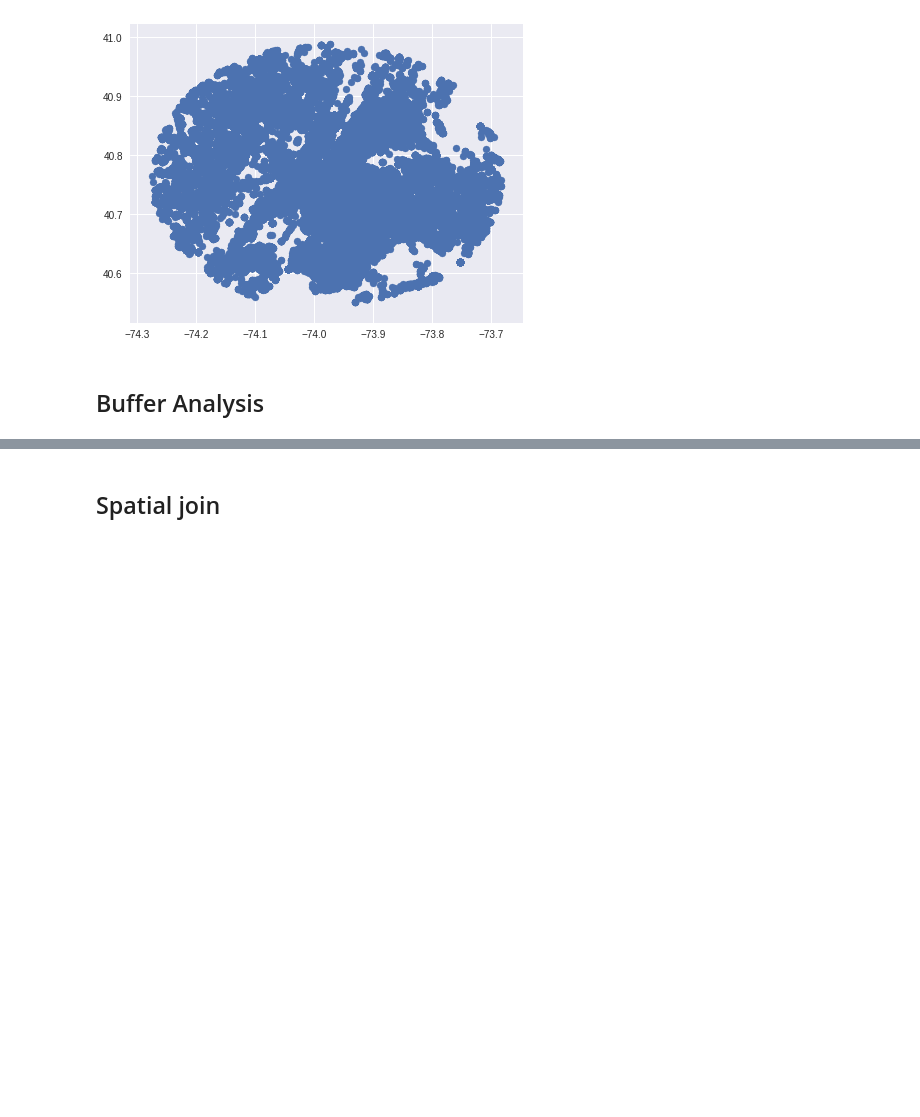
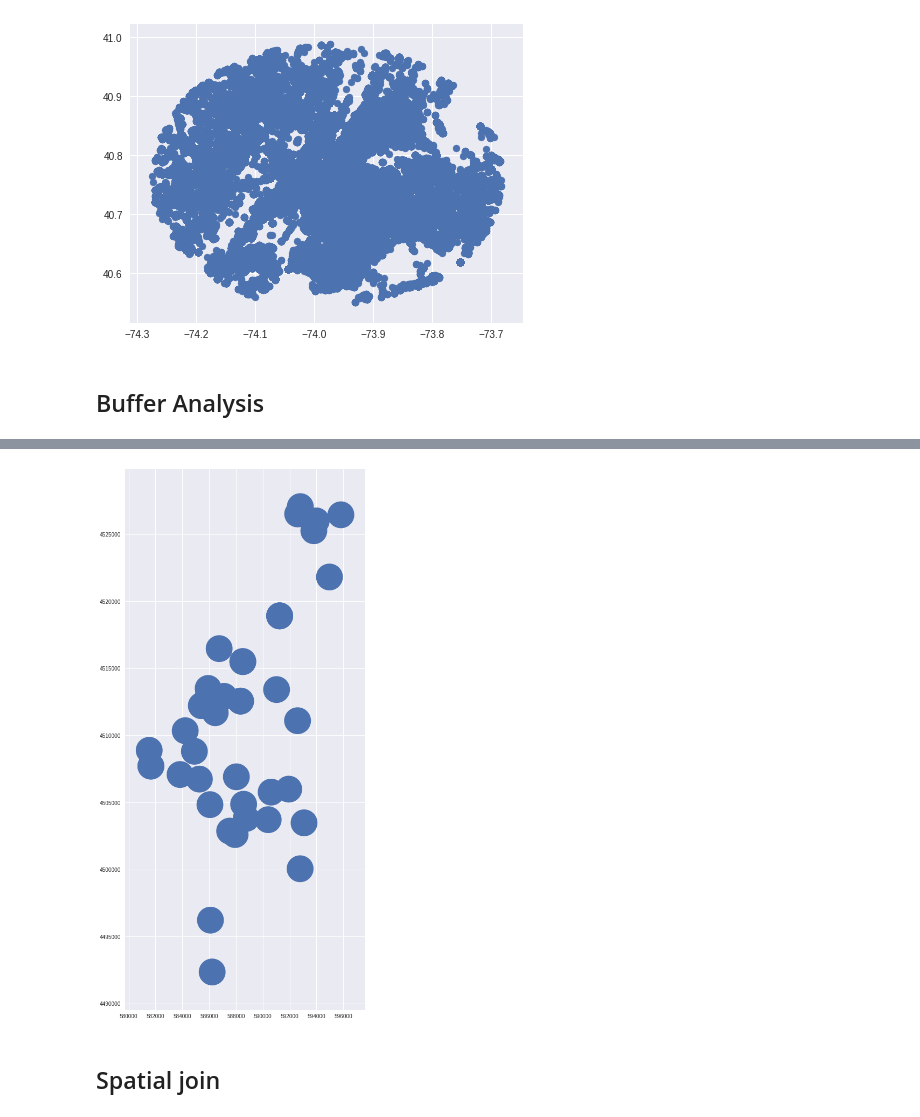
Before and after one commit to shakasom/MapsDataScience, a Jupyter notebook: Chapter3.ipynb, the cells around one changed output, grey strips where cells are left out. Drawn from its saved outputs; the diff is of its cells as text; code cells hidden in the pictures; blank space fills up the shorter version.

```diff
--- a/Chapter3.ipynb
+++ b/Chapter3.ipynb
@@ -126 +167,5 @@ nyc_gdf_proj[:1].plot(color = 'red', ax=ax);
+# %%
+subway.buffer(1000).plot();
+# %% [output]
+[figure, added]
 # %%
```
Also changed, not shown: parts of 22 cells of this notebook.
